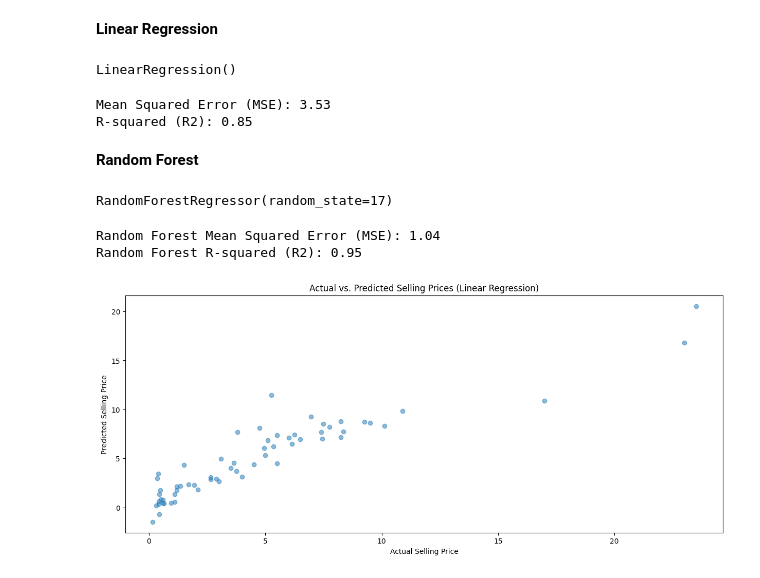
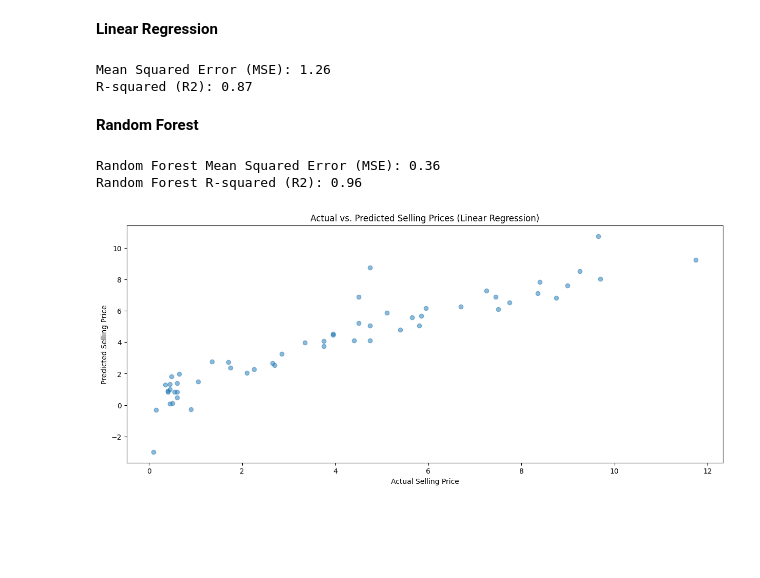
Before and after one commit to tanvirulislam912/OIBSIP, a Jupyter notebook: car-price-prediction.ipynb, the cells around one changed output. Saved outputs shown, nothing was run; the diff lists cells and outputs as text; code cells hidden in the pictures; blank space fills up the shorter version.

```diff
--- a/car-price-prediction.ipynb
+++ b/car-price-prediction.ipynb
@@ -340,0 +361,15 @@ Y_test.shape
+# %%
+kf = KFold(n_splits=15, shuffle=True, random_state=42)
+param_grid = {
+    'n_estimators': [50,100, 200, 300],
+    'max_depth': [None,5, 10, 20],
+    'min_samples_split': [2,3, 6, 10]
+}
+
+grid_search = GridSearchCV(estimator=RandomForestRegressor(random_state=42),
+                           param_grid=param_grid,
+                           scoring='neg_root_mean_squared_error',
+                           cv=kf,
+                           n_jobs=-1)  # Use -1 to use all available CPU cores
+# %%
+grid_search.fit(X_train,y_train)
@@ -341,52 +387,46 @@ Y_test.shape
 # %% [markdown]
 **Linear Regression**
-# %%
-model = LinearRegression()
-model.fit(X_train, Y_train)
-# %% [output]
-LinearRegression()
 # %%
-
 model = LinearRegression()
-model.fit(X_train, Y_train)
+model.fit(X_train, y_train)
 
 
-Y_pred = model.predict(X_test)
+ypred = model.predict(X_test)
 
 
-mse = mean_squared_error(Y_test, Y_pred)
-r2 = r2_score(Y_test, Y_pred)
+mse = mean_squared_error(y_test, ypred)
+r2 = r2_score(y_test, ypred)
 
 print(f"Mean Squared Error (MSE): {mse:.2f}")
 print(f"R-squared (R2): {r2:.2f}")
 # %% [output]
-Mean Squared Error (MSE): 3.53
-R-squared (R2): 0.85
+Mean Squared Error (MSE): 1.26
+R-squared (R2): 0.87
 # %% [markdown]
 **Random Forest**
-# %%
-from sklearn.ensemble import RandomForestRegressor
-rf_model = RandomForestRegressor(random_state=17)
-rf_model.fit(X_train, Y_train)
-# %% [output]
-RandomForestRegressor(random_state=17)
 # %%
+rf_model = RandomForestRegressor(random_state=17)
+
+
+rf_model.fit(X_train, y_train)
+
+
 rf_Y_pred = rf_model.predict(X_test)
 
 
-rf_mse = mean_squared_error(Y_test, rf_Y_pred)
-rf_r2 = r2_score(Y_test, rf_Y_pred)
+rf_mse = mean_squared_error(y_test, rf_Y_pred)
+rf_r2 = r2_score(y_test, rf_Y_pred)
 print(f"Random Forest Mean Squared Error (MSE): {rf_mse:.2f}")
 print(f"Random Forest R-squared (R2): {rf_r2:.2f}")
 # %% [output]
-Random Forest Mean Squared Error (MSE): 1.04
-Random Forest R-squared (R2): 0.95
+Random Forest Mean Squared Error (MSE): 0.36
+Random Forest R-squared (R2): 0.96
 # %%
 plt.figure(figsize=(15, 6))
-plt.scatter(Y_test, Y_pred, alpha=0.5)
+plt.scatter(y_test, ypred, alpha=0.5)
 plt.xlabel('Actual Selling Price')
 plt.ylabel('Predicted Selling Price')
 plt.title('Actual vs. Predicted Selling Prices (Linear Regression)')
 plt.show()
 # %% [output]
-[figure, old version]
+[figure, new version]
```
Also changed, not shown: parts of 39 cells of this notebook.
